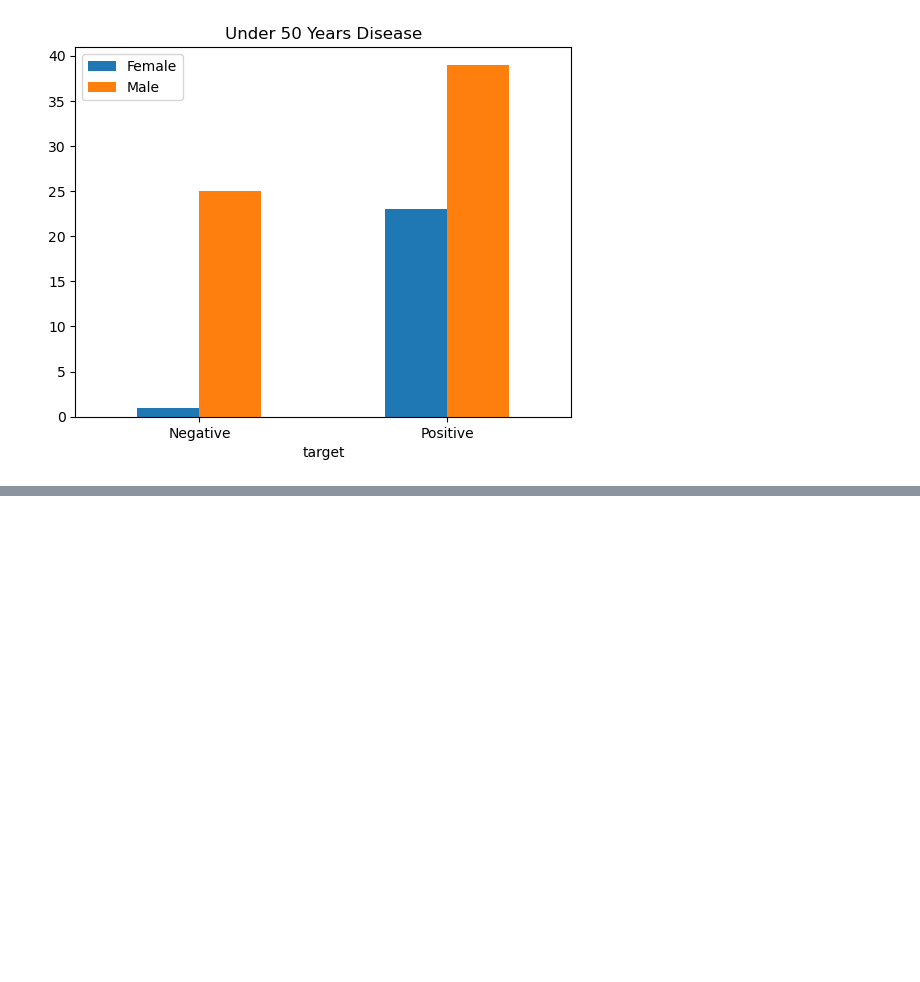
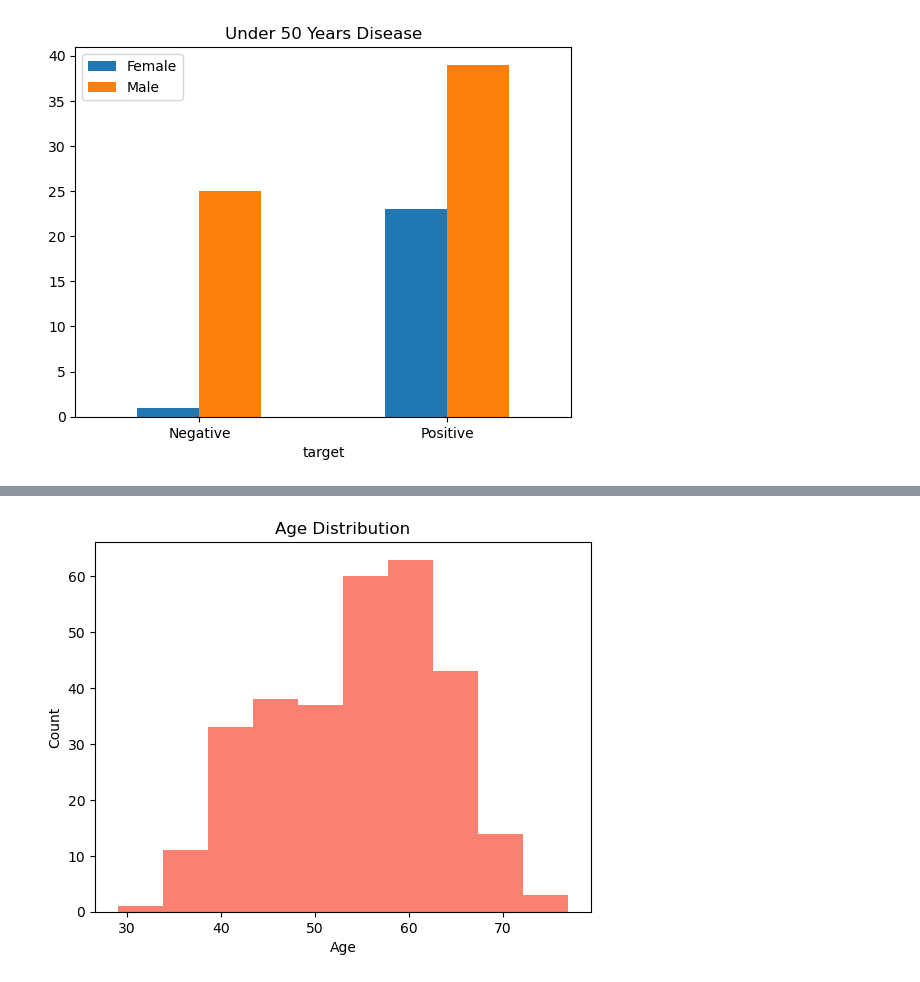
Before and after one commit to Hamid-Ba/heart-disease-project, a Jupyter notebook: Heart Disease Project.ipynb, the cells around one changed output, grey strips where cells are left out. Cells and saved outputs as stored; diff of their text form; code cells hidden in the pictures; blank space fills up the shorter version.

```diff
--- a/Heart Disease Project.ipynb
+++ b/Heart Disease Project.ipynb
@@ -151,0 +164,7 @@ plt.legend(['Female' , 'Male']);
+# %%
+plt.hist(x=df.age,color='salmon')
+plt.xlabel("Age")
+plt.ylabel("Count")
+plt.title("Age Distribution");
+# %% [output]
+[figure, added]
```
Also changed, not shown: parts of 3 cells of this notebook.
